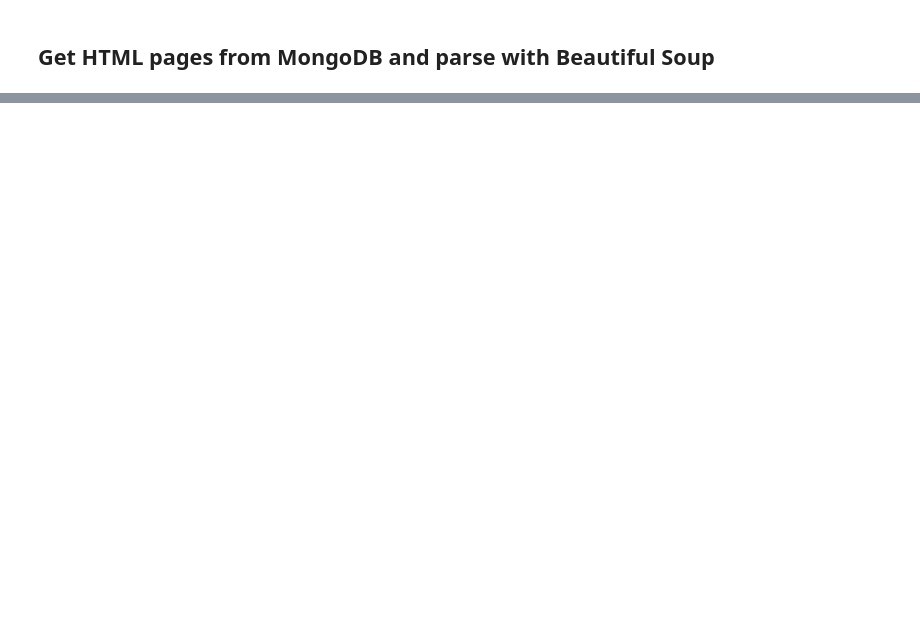
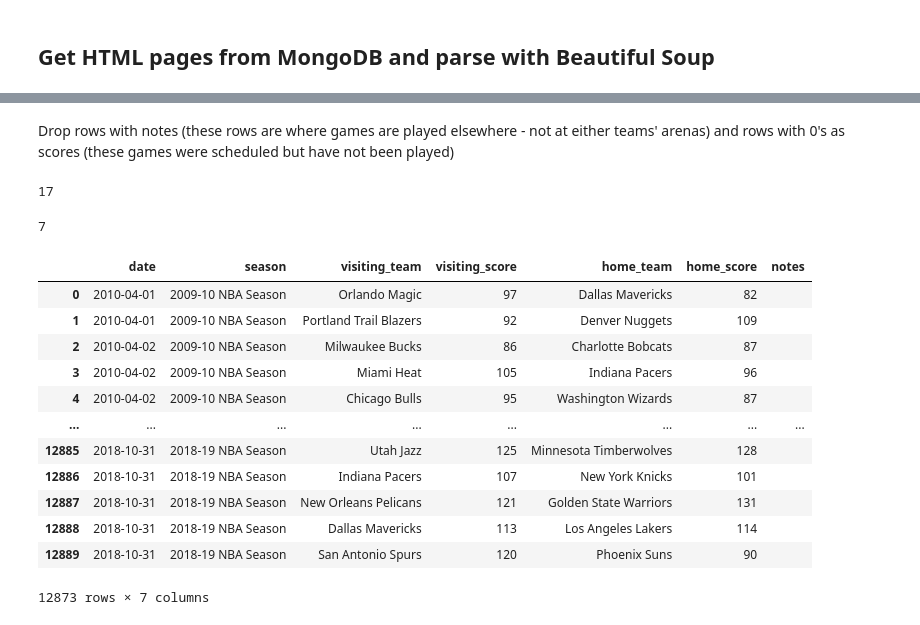
Before and after one commit to wjlau/Capstone1-Proposal, a Jupyter notebook: Basketball_Dataset.ipynb, the cells around one changed output, grey strips where cells are left out. Drawn from its saved outputs; the diff is of its cells as text; code cells hidden in the pictures; blank space fills up the shorter version.

```diff
--- a/Basketball_Dataset.ipynb
+++ b/Basketball_Dataset.ipynb
@@ -89,0 +102,27 @@ parse_to_df(actual_links, 2010, 2019)
+# %% [markdown]
+Drop rows with notes (these rows are where games are played elsewhere - not at either teams' arenas) and rows with 0's as scores (these games were scheduled but have not been played)
+# %%
+df[df.notes!='']['notes'].count()
+# %% [output]
+17
+# %%
+df[df.visiting_score == 0]['visiting_score'].count()
+# %% [output]
+7
+# %%
+filtered = df[(df.notes=='') & (df.visiting_score != 0)] # 10 seasons and 12873 played that we are considering
+filtered
+# %% [output]
+|  | date | season | visiting_team | visiting_score | home_team | home_score | notes |
+| 0 | 2010-04-01 | 2009-10 NBA Season | Orlando Magic | 97 | Dallas Mavericks | 82 |  |
+| 1 | 2010-04-01 | 2009-10 NBA Season | Portland Trail Blazers | 92 | Denver Nuggets | 109 |  |
+| 2 | 2010-04-02 | 2009-10 NBA Season | Milwaukee Bucks | 86 | Charlotte Bobcats | 87 |  |
+| 3 | 2010-04-02 | 2009-10 NBA Season | Miami Heat | 105 | Indiana Pacers | 96 |  |
+| 4 | 2010-04-02 | 2009-10 NBA Season | Chicago Bulls | 95 | Washington Wizards | 87 |  |
+| ... | ... | ... | ... | ... | ... | ... | ... |
+| 12885 | 2018-10-31 | 2018-19 NBA Season | Utah Jazz | 125 | Minnesota Timberwolves | 128 |  |
+| 12886 | 2018-10-31 | 2018-19 NBA Season | Indiana Pacers | 107 | New York Knicks | 101 |  |
+| 12887 | 2018-10-31 | 2018-19 NBA Season | New Orleans Pelicans | 121 | Golden State Warriors | 131 |  |
+| 12888 | 2018-10-31 | 2018-19 NBA Season | Dallas Mavericks | 113 | Los Angeles Lakers | 114 |  |
+| 12889 | 2018-10-31 | 2018-19 NBA Season | San Antonio Spurs | 120 | Phoenix Suns | 90 |  |
+12873 rows × 7 columns
```
Also changed, not shown: parts of 9 cells of this notebook.
